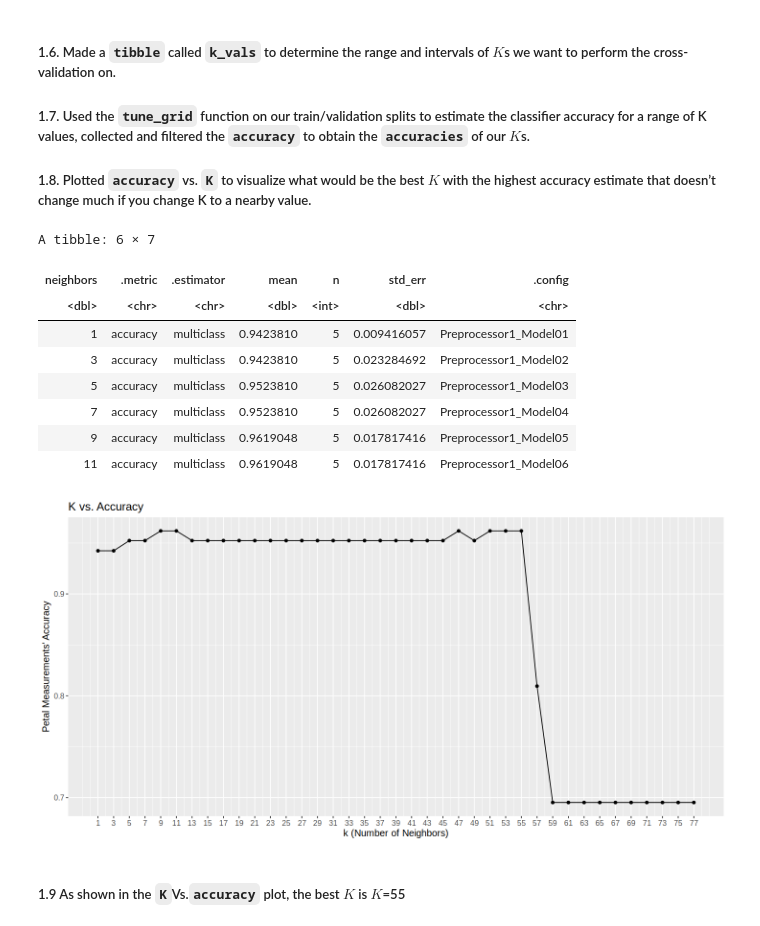
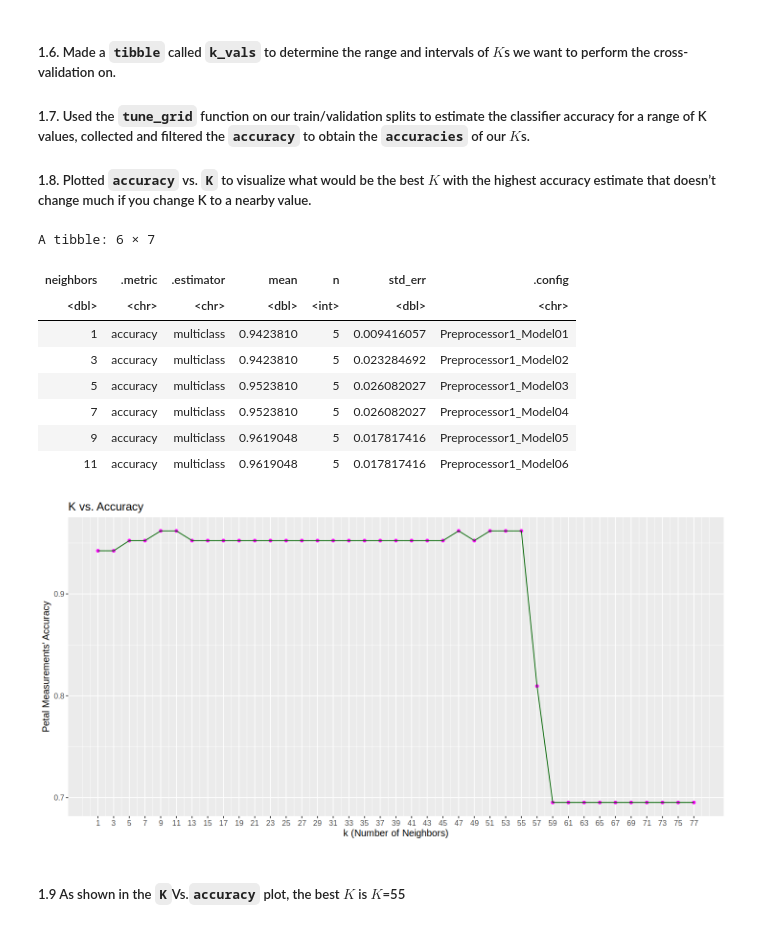
Before and after one commit to chilux00/dsci100-004-15, a Jupyter notebook: iris_prediction.ipynb, the cells around one changed output. Drawn from its saved outputs; the diff is of its cells as text; code cells hidden in the pictures.

```diff
--- a/iris_prediction.ipynb
+++ b/iris_prediction.ipynb
@@ -273,36 +291,36 @@ Computational engine: kknn
 # %%
 options(repr.plot.height = 6, repr.plot.width = 12)
 #1.6
 k_vals_petal <- tibble(neighbors = seq(1,78, by=2))
 
 #1.7
 accurasies_petal <- petal_workflow |>
     tune_grid (resamples = petal_vfold, grid = k_vals_petal) |>
     collect_metrics() |>
-  filter(.metric == "accuracy")
+    filter(.metric == "accuracy")
 head(accurasies_petal)
 #1.8
 cross_val_plot_petal <- accurasies_petal |>
-    ggplot(aes (x = neighbors, y = mean)) +
-    geom_point() +
-    geom_line() +
+    ggplot(aes (x = neighbors, y = mean,)) +
+    geom_point(color = "#FF00FF") +
+    geom_line(color = "#006400") +
     labs (x = "k (Number of Neighbors)",
           y = "Petal Measurements' Accuracy",
          title = "K vs. Accuracy") +
-      theme(text = element_text(size = 12))+
-scale_x_continuous(breaks = seq(1, 78, by = 2)) # adjusting the x-axis
+    theme(text = element_text(size = 12))+
+    scale_x_continuous(breaks = seq(1, 78, by = 2)) # adjusting the x-axis
 cross_val_plot_petal
 # %% [output]
 A tibble: 6 × 7
 | neighbors | .metric | .estimator | mean | n | std_err | .config |
 | <dbl> | <chr> | <chr> | <dbl> | <int> | <dbl> | <chr> |
 | 1 | accuracy | multiclass | 0.9423810 | 5 | 0.009416057 | Preprocessor1_Model01 |
 | 3 | accuracy | multiclass | 0.9423810 | 5 | 0.023284692 | Preprocessor1_Model02 |
 | 5 | accuracy | multiclass | 0.9523810 | 5 | 0.026082027 | Preprocessor1_Model03 |
 | 7 | accuracy | multiclass | 0.9523810 | 5 | 0.026082027 | Preprocessor1_Model04 |
 | 9 | accuracy | multiclass | 0.9619048 | 5 | 0.017817416 | Preprocessor1_Model05 |
 | 11 | accuracy | multiclass | 0.9619048 | 5 | 0.017817416 | Preprocessor1_Model06 |
-[figure, old version]
+[figure, new version]
 # %% [markdown]
 ##### 1.9 As shown in the `K`Vs.`accuracy` plot, the best $K$ is $K$=55
 # %% [markdown]
```
Also changed, not shown: parts of 11 cells of this notebook, 1 other file.
